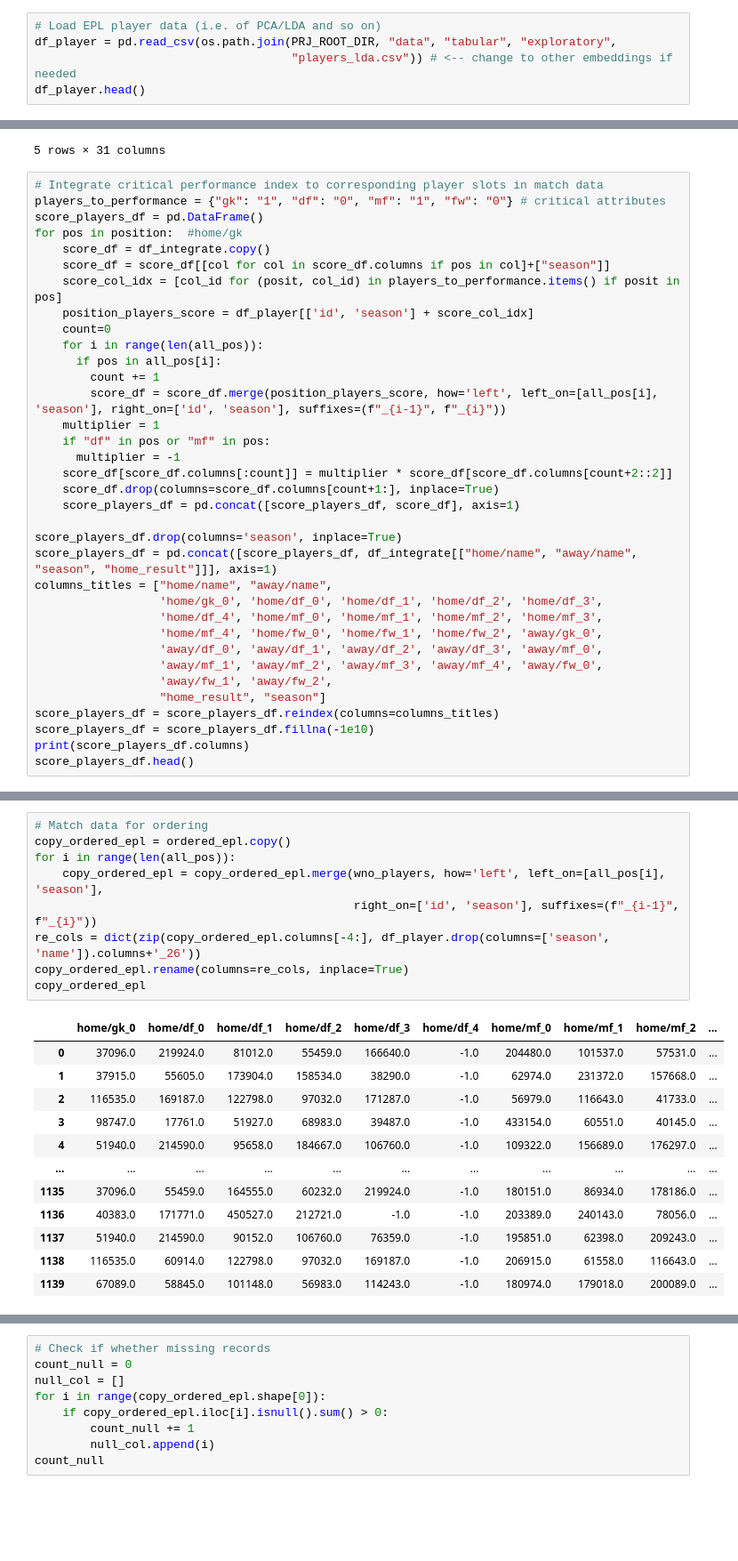
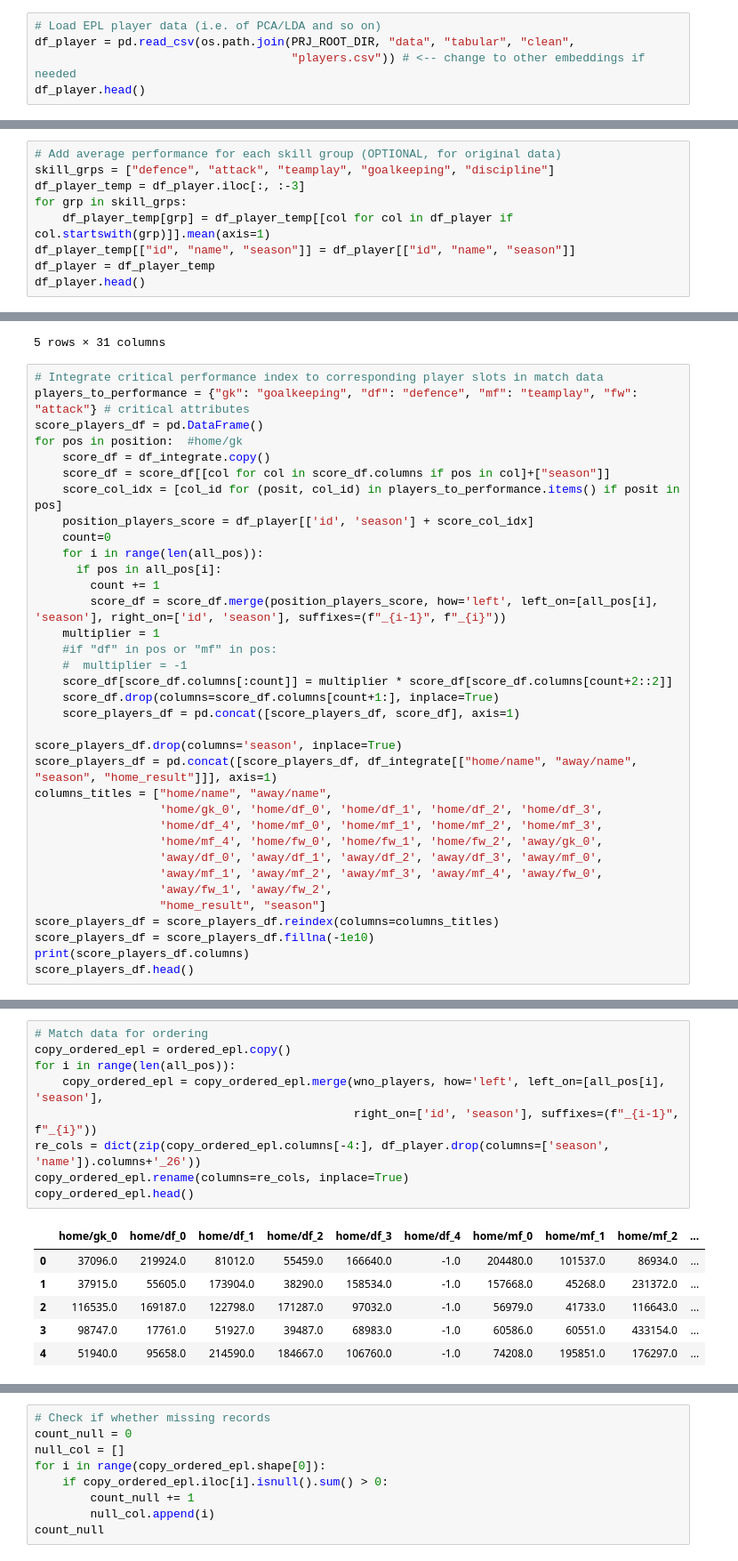
Before and after one commit to minhngt62/ds-epl-matches, a Jupyter notebook: notebooks/03_data_integration.ipynb, the cells around one changed output, grey strips where cells are left out. Shown at 89% size. Cells and saved outputs as stored; diff of their text form; blank space fills up the shorter version.

Commit message:
Rerun and integrate the original data

```diff
--- a/notebooks/03_data_integration.ipynb
+++ b/notebooks/03_data_integration.ipynb
@@ -104,7 +104,7 @@ df_match[df_match["home/df_4"] == -1].head()
 ### 1.2 - EPL Player
 # %%
 # Load EPL player data (i.e. of PCA/LDA and so on)
-df_player = pd.read_csv(os.path.join(PRJ_ROOT_DIR, "data", "tabular", "exploratory",
-                                     "players_lda.csv")) # <-- change to other embeddings if needed
+df_player = pd.read_csv(os.path.join(PRJ_ROOT_DIR, "data", "tabular", "clean",
+                                     "players.csv")) # <-- change to other embeddings if needed
 df_player.head()
 # %% [output]
@@ -116,0 +118,9 @@ df_player.head()
+# %%
+# Add average performance for each skill group (OPTIONAL, for original data)
+skill_grps = ["defence", "attack", "teamplay", "goalkeeping", "discipline"]
+df_player_temp = df_player.iloc[:, :-3]
+for grp in skill_grps:
+    df_player_temp[grp] = df_player_temp[[col for col in df_player if col.startswith(grp)]].mean(axis=1)
+df_player_temp[["id", "name", "season"]] = df_player[["id", "name", "season"]]
+df_player = df_player_temp
+df_player.head()
@@ -130,7 +148,7 @@ df_integrate.head()
 5 rows × 31 columns
 # %%
 # Integrate critical performance index to corresponding player slots in match data
-players_to_performance = {"gk": "1", "df": "0", "mf": "1", "fw": "0"} # critical attributes
+players_to_performance = {"gk": "goalkeeping", "df": "defence", "mf": "teamplay", "fw": "attack"} # critical attributes
 score_players_df = pd.DataFrame()
 for pos in position:  #home/gk
     score_df = df_integrate.copy()
@@ -143,8 +161,8 @@ for pos in position:  #home/gk
         count += 1
         score_df = score_df.merge(position_players_score, how='left', left_on=[all_pos[i], 'season'], right_on=['id', 'season'], suffixes=(f"_{i-1}", f"_{i}"))
     multiplier = 1
-    if "df" in pos or "mf" in pos:
-      multiplier = -1
+    #if "df" in pos or "mf" in pos:
+    #  multiplier = -1
     score_df[score_df.columns[:count]] = multiplier * score_df[score_df.columns[count+2::2]]
     score_df.drop(columns=score_df.columns[count+1:], inplace=True)
     score_players_df = pd.concat([score_players_df, score_df], axis=1)
@@ -251,22 +270,16 @@ wno_players.tail()
 # %%
 # Match data for ordering
 copy_ordered_epl = ordered_epl.copy()
 for i in range(len(all_pos)):
     copy_ordered_epl = copy_ordered_epl.merge(wno_players, how='left', left_on=[all_pos[i], 'season'],
                                               right_on=['id', 'season'], suffixes=(f"_{i-1}", f"_{i}"))
 re_cols = dict(zip(copy_ordered_epl.columns[-4:], df_player.drop(columns=['season', 'name']).columns+'_26'))
 copy_ordered_epl.rename(columns=re_cols, inplace=True)
-copy_ordered_epl
+copy_ordered_epl.head()
 # %% [output]
 |  | home/gk_0 | home/df_0 | home/df_1 | home/df_2 | home/df_3 | home/df_4 | home/mf_0 | home/mf_1 | home/mf_2 | ... |
-| 0 | 37096.0 | 219924.0 | 81012.0 | 55459.0 | 166640.0 | -1.0 | 204480.0 | 101537.0 | 57531.0 | ... |
-| 1 | 37915.0 | 55605.0 | 173904.0 | 158534.0 | 38290.0 | -1.0 | 62974.0 | 231372.0 | 157668.0 | ... |
-| 2 | 116535.0 | 169187.0 | 122798.0 | 97032.0 | 171287.0 | -1.0 | 56979.0 | 116643.0 | 41733.0 | ... |
-| 3 | 98747.0 | 17761.0 | 51927.0 | 68983.0 | 39487.0 | -1.0 | 433154.0 | 60551.0 | 40145.0 | ... |
-| 4 | 51940.0 | 214590.0 | 95658.0 | 184667.0 | 106760.0 | -1.0 | 109322.0 | 156689.0 | 176297.0 | ... |
-| ... | ... | ... | ... | ... | ... | ... | ... | ... | ... | ... |
-| 1135 | 37096.0 | 55459.0 | 164555.0 | 60232.0 | 219924.0 | -1.0 | 180151.0 | 86934.0 | 178186.0 | ... |
-| 1136 | 40383.0 | 171771.0 | 450527.0 | 212721.0 | -1.0 | -1.0 | 203389.0 | 240143.0 | 78056.0 | ... |
-| 1137 | 51940.0 | 214590.0 | 90152.0 | 106760.0 | 76359.0 | -1.0 | 195851.0 | 62398.0 | 209243.0 | ... |
-| 1138 | 116535.0 | 60914.0 | 122798.0 | 97032.0 | 169187.0 | -1.0 | 206915.0 | 61558.0 | 116643.0 | ... |
-| 1139 | 67089.0 | 58845.0 | 101148.0 | 56983.0 | 114243.0 | -1.0 | 180974.0 | 179018.0 | 200089.0 | ... |
+| 0 | 37096.0 | 219924.0 | 81012.0 | 55459.0 | 166640.0 | -1.0 | 204480.0 | 101537.0 | 86934.0 | ... |
+| 1 | 37915.0 | 55605.0 | 173904.0 | 38290.0 | 158534.0 | -1.0 | 157668.0 | 45268.0 | 231372.0 | ... |
+| 2 | 116535.0 | 169187.0 | 122798.0 | 171287.0 | 97032.0 | -1.0 | 56979.0 | 41733.0 | 116643.0 | ... |
+| 3 | 98747.0 | 17761.0 | 51927.0 | 39487.0 | 68983.0 | -1.0 | 60586.0 | 60551.0 | 433154.0 | ... |
+| 4 | 51940.0 | 95658.0 | 214590.0 | 184667.0 | 106760.0 | -1.0 | 74208.0 | 195851.0 | 176297.0 | ... |
```
Also changed, not shown: parts of 17 cells of this notebook, 32 other files.
